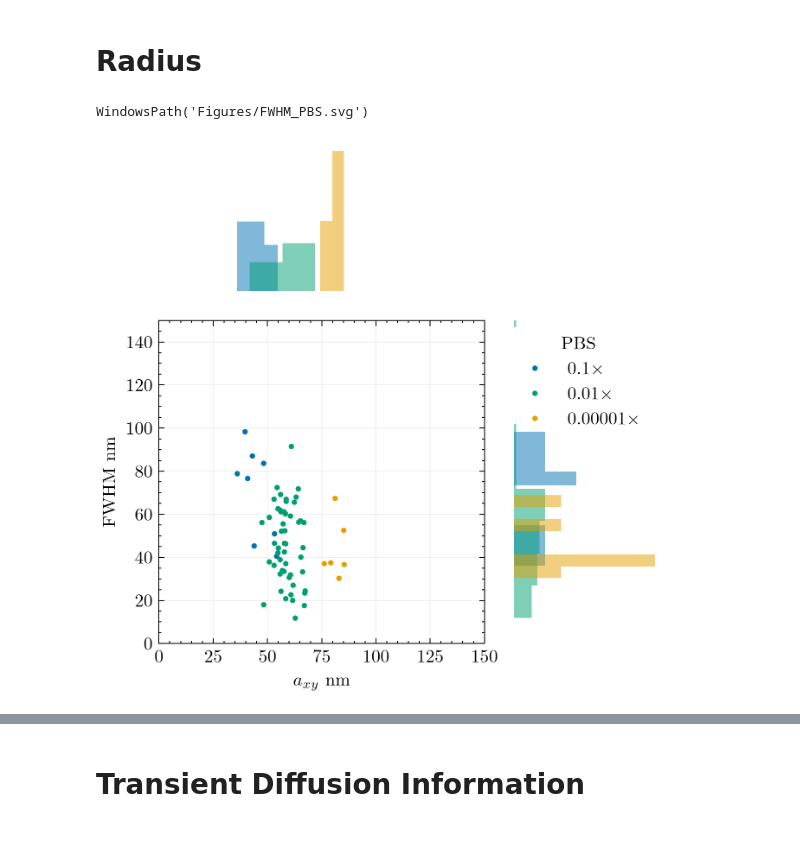
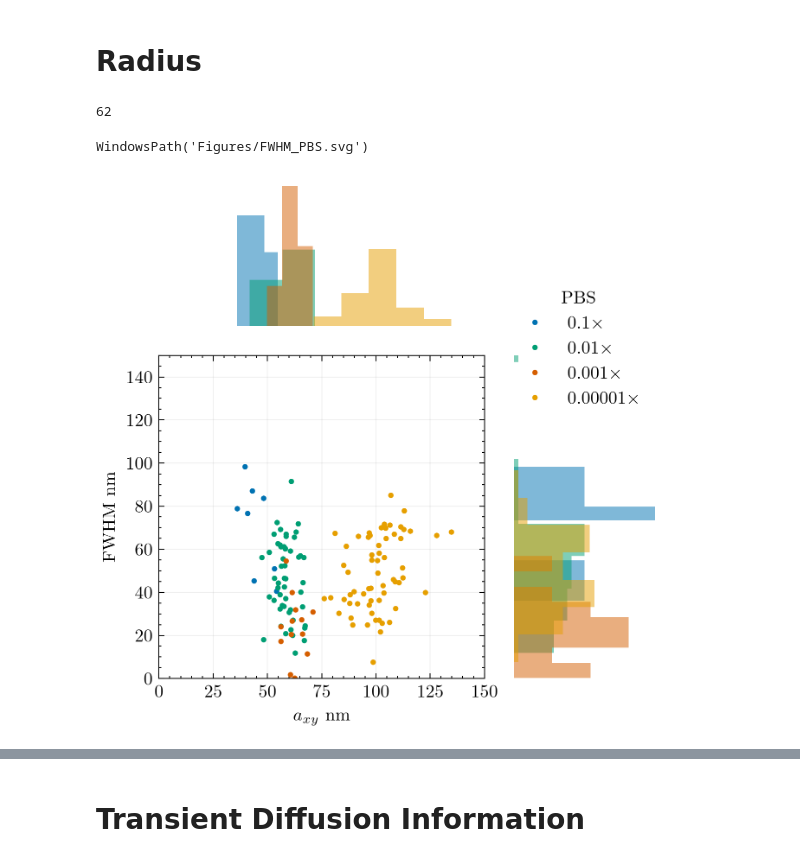
Before and after one commit to sinuose/mj_MASc_2026, a Jupyter notebook: Python/figures_chapter_7.ipynb, the cells around one changed output, grey strips where cells are left out. Drawn from its saved outputs; the diff is of its cells as text; code cells hidden in the pictures.

```diff
--- a/Python/figures_chapter_7.ipynb
+++ b/Python/figures_chapter_7.ipynb
@@ -740,7 +1017,12 @@ WindowsPath('Figures/diffusion_self_consistent_example.svg')
 
 RXY_PS100_0p1,      FWHM_PS100_0p1       = GetFwhmTransverseRadius(PS_PBS0p1_225nm, fps = 400, visc=1*10**(-3))
 RXY_PS100_0p01,     FWHM_PS100_0p01      = GetFwhmTransverseRadius(PS_PBS0p01_225nm, fps = 400, visc=1*10**(-3))
-RXY_PS100_0p00001,  FWHM_PS100_0p00001   = GetFwhmTransverseRadius(PS_PBS0p00001_225nm, fps = 400, visc=1*10**(-3), channel_height=225, distance_thresh=1e-6)
+RXY_PS100_0p001,     FWHM_PS100_0p001      = GetFwhmTransverseRadius(PS_PBS0p001_225nm, fps = 400, visc=1*10**(-3))
+RXY_PS100_0p00001,  FWHM_PS100_0p00001   = GetFwhmTransverseRadius(PS_PBS0p00001_225nm, fps = 400, visc=1*10**(-3), channel_height=225, distance_thresh=0)
+# %%
+len(RXY_PS100_0p00001)
+# %% [output]
+62
 # %%
 import matplotlib.gridspec as gridspec
 
@@ -775,35 +1057,36 @@ def PlotRadius(RadX, RadZ, axmain, axtop, axbot, color, label):
     axbot.hist(RadX,bins=bins,color=color,alpha=0.5, density = True)
 
 #PlotRadius(RXY_PS100_0p1, RZ_PS100_0p1, ax2, ax12, ax11, 'purple')
 #PlotRadius(RXY_PS100_0p01, RZ_PS100_0p01, ax2, ax12, ax11, 'green')
 #PlotRadius(RXY_PS100_0p00001, RZ_PS100_0p00001, ax2, ax12, ax11, 'blue')
 
 PlotRadius(RXY_PS100_0p1,     FWHM_PS100_0p1, ax2, ax12, ax11, color='#0072B2',    label=r'$0.1 \times$ ' )
 PlotRadius(RXY_PS100_0p01,    FWHM_PS100_0p01, ax2, ax12, ax11, color='#009E73',   label=r'$0.01 \times$ ')
+PlotRadius(RXY_PS100_0p001,    FWHM_PS100_0p001, ax2, ax12, ax11, color='#D55E00',   label=r'$0.001 \times$ ')
 PlotRadius(RXY_PS100_0p00001, FWHM_PS100_0p00001, ax2, ax12, ax11, color='#E69F00',label=r'$0.00001 \times$ ')
 
 
 
 # ------------------------------------------------------------
 # DATA SETTINGS
 # ------------------------------------------------------------
 
 
 
 #ax2.set_ylabel(r'$r_{z} [nm]$')
 ax2.set_ylabel(r'FWHM nm')
 ax2.set_xlabel(r'$a_{xy}$ nm')
 ax2.set_xlim(0, 150)
 ax2.set_ylim(0, 150)
 ax2.grid(alpha=0.2)
 ax11.grid(alpha=0.2)
 ax12.grid(alpha=0.2)
-ax2.legend(title="PBS", bbox_to_anchor=(1.05, 1), loc='upper left')
+ax2.legend(title="PBS", bbox_to_anchor=(1.05, 1.25), loc='upper left')
 
 save_fig(fig, 'Figures/FWHM_PBS', also='pdf')
 # %% [output]
 WindowsPath('Figures/FWHM_PBS.svg')
-[figure, old version]
+[figure, new version]
 # %%
 RXY_PS100_0p1,      RZ_PS100_0p1        = GetRadius(PS_PBS0p1_225nm    , fps = 400, visc=1*10**(-3)     )
 RXY_PS100_0p01,     RZ_PS100_0p01       = GetRadius(PS_PBS0p01_225nm   , fps = 400, visc=1*10**(-3)     )
```
Also changed, not shown: parts of 8 cells of this notebook, 30 other files.
